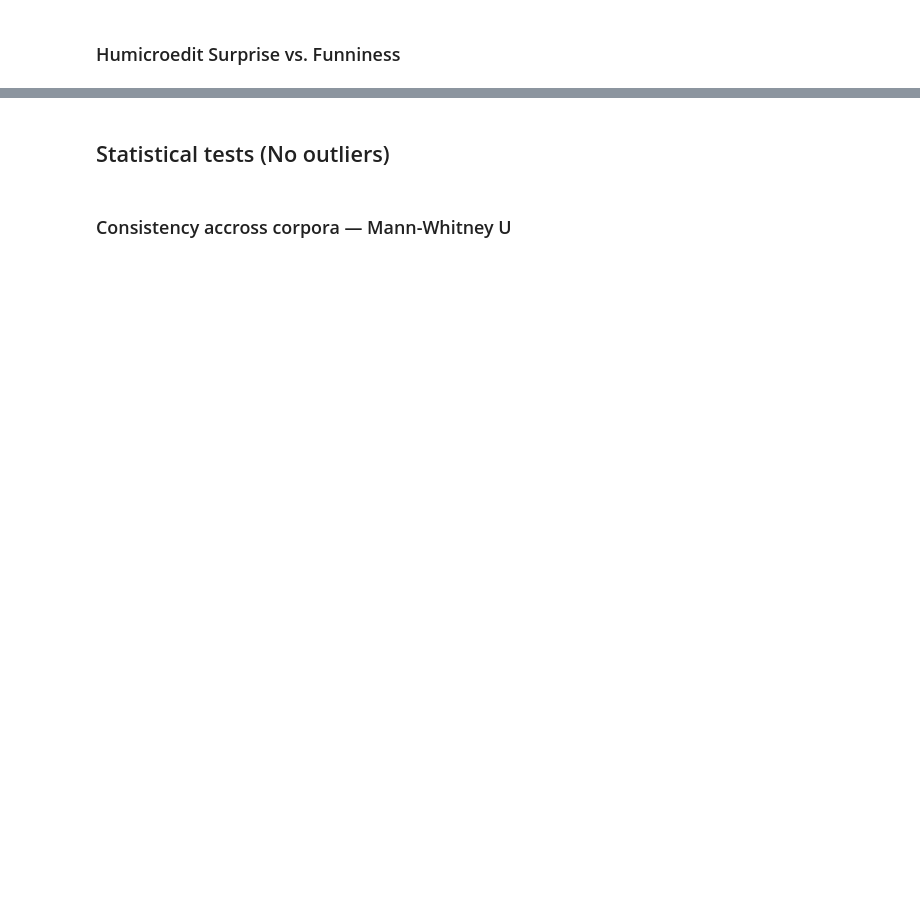
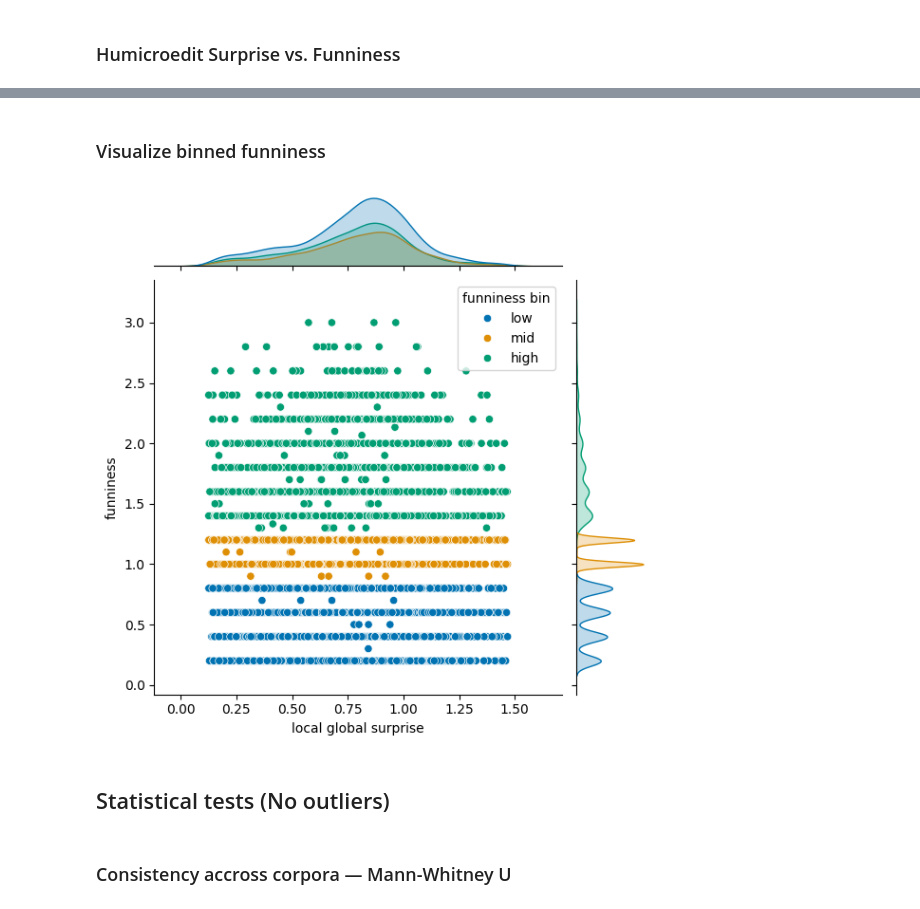
Before and after one commit to NLP-CISUC/Humetrix, a Jupyter notebook: scripts/analyses/analyze_surprise.ipynb, the cells around one changed output, grey strips where cells are left out. Cells and saved outputs as stored; diff of their text form; code cells hidden in the pictures; blank space fills up the shorter version.

```diff
--- a/scripts/analyses/analyze_surprise.ipynb
+++ b/scripts/analyses/analyze_surprise.ipynb
@@ -119,0 +120,2 @@ plt.savefig('../../results/img/humicroedit_surprise_funniness.pdf')
+# %% [markdown]
+### Visualize binned funniness
@@ -120,3 +126,9 @@ plt.savefig('../../results/img/humicroedit_surprise_funniness.pdf')
+# %%
+g = sns.jointplot(data=df_humicroedit, y='funniness', x='local global surprise',
+                  palette='colorblind', hue='funniness bin')
+plt.savefig('../../results/img/humicroedit_surprise_binned_funniness.pdf')
+# %% [output]
+[figure, added]
 # %% [markdown]
 ## Statistical tests (No outliers)
 # %% [markdown]
```
Also changed, not shown: parts of 12 cells of this notebook, 3 other files.
